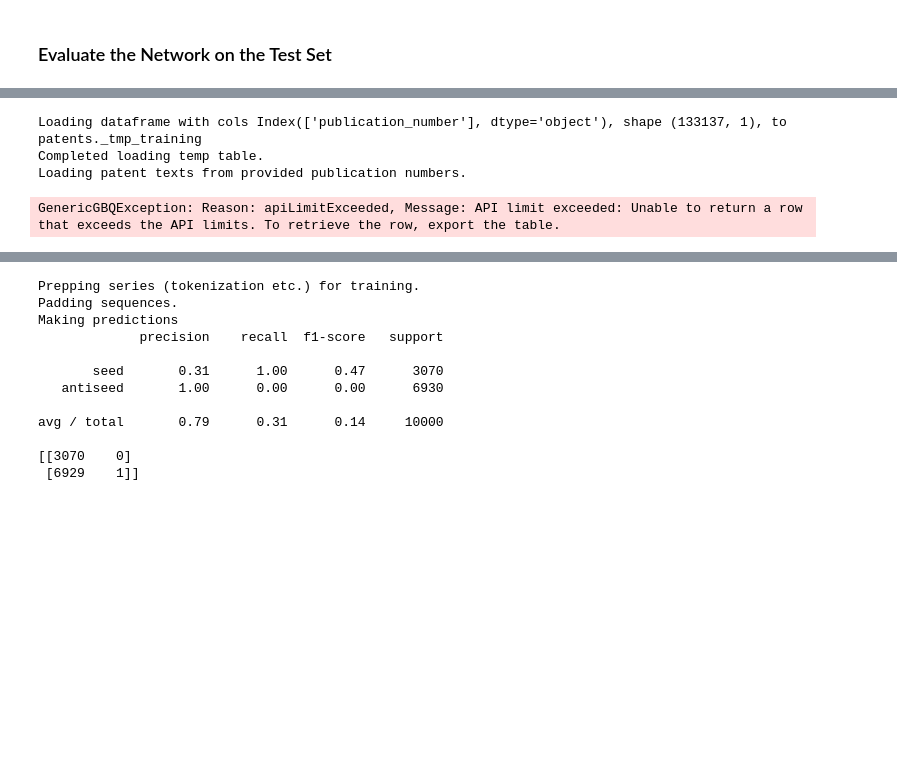
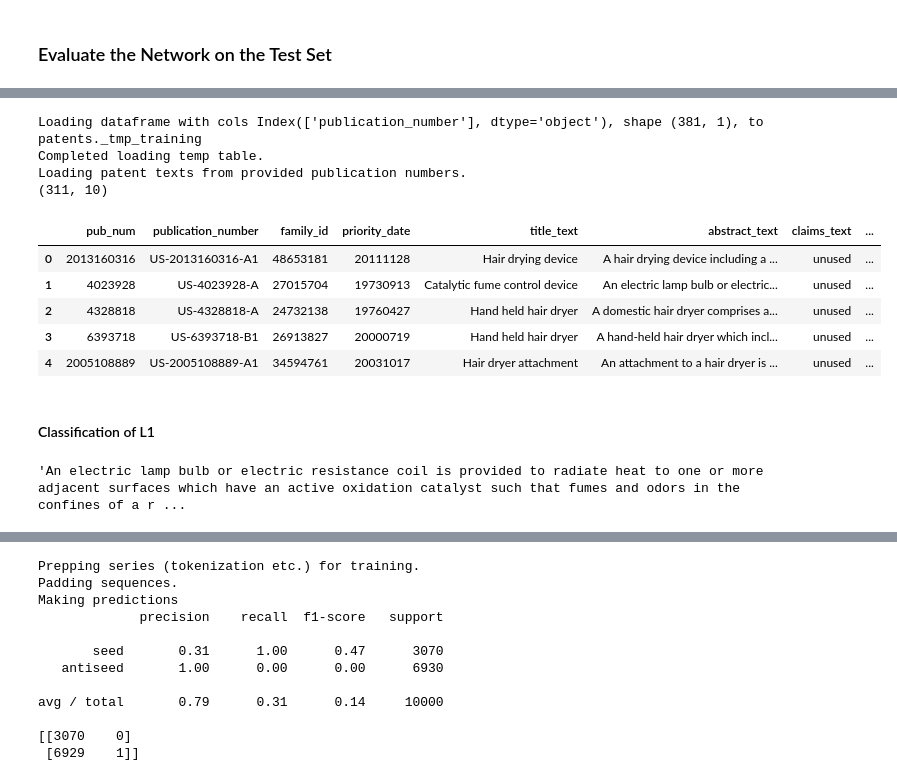
Before and after one commit to google/patents-public-data, a Jupyter notebook: LandscapeNotebook.ipynb, the cells around one changed output, grey strips where cells are left out. Drawn from its saved outputs; the diff is of its cells as text; code cells hidden in the pictures; blank space fills up the shorter version.

Commit message:
various changes to support inference; adding the hair dryer seed set and training the notebook on it; updates to the model to avoid overfitting on cpc or refs

```diff
--- a/LandscapeNotebook.ipynb
+++ b/LandscapeNotebook.ipynb
@@ -470,11 +358,0 @@ Test accuracy: 0.335
-# %%
-import importlib
-
-import expansion
-
-importlib.reload(expansion)
-expander = expansion.PatentLandscapeExpander(
-    seed_file,
-    bq_project=bq_project,
-    patent_dataset=patent_dataset,
-    num_antiseed=num_anti_seed_patents)
@@ -480,0 +373,3 @@ expander = expansion.PatentLandscapeExpander(
+# %%
+subset_l1_pub_nums = l1_patents_df[['publication_number']].sample(frac=.20).reset_index(drop=True)
+subset_l1_pub_nums.head()
@@ -481,13 +383,21 @@ expander = expansion.PatentLandscapeExpander(
 # %%
+#training_df[training_df.abstract_text.str.contains('learn') & training_df.abstract_text.str.contains('machine')]
+#training_df[training_df.abstract_text.str.contains('machine')]
 
-#training_df[training_df.abstract_text.str.contains('learn') & training_df.abstract_text.str.contains('machine')]
-
-#training_df[training_df.abstract_text.str.contains('machine')]
-l1_texts = expander.load_training_data_from_pubs(l1_patents_df[['publication_number']])
-l1_texts['label'] = 'Seed'
+l1_texts = expander.load_training_data_from_pubs(subset_l1_pub_nums)
+#l1_texts['label'] = 'Seed'
+print(l1_texts.shape)
 l1_texts.head()
 # %% [output]
-Loading dataframe with cols Index(['publication_number'], dtype='object'), shape (133137, 1), to patents._tmp_training
+Loading dataframe with cols Index(['publication_number'], dtype='object'), shape (381, 1), to patents._tmp_training
 Completed loading temp table.
 Loading patent texts from provided publication numbers.
+(311, 10)
-GenericGBQException: Reason: apiLimitExceeded, Message: API limit exceeded: Unable to return a row that exceeds the API limits. To retrieve the row, export the table.
+|  | pub_num | publication_number | family_id | priority_date | title_text | abstract_text | claims_text | ... |
+| 0 | 2013160316 | US-2013160316-A1 | 48653181 | 20111128 | Hair drying device | A hair drying device including a ... | unused | ... |
+| 1 | 4023928 | US-4023928-A | 27015704 | 19730913 | Catalytic fume control device | An electric lamp bulb or electric... | unused | ... |
+| 2 | 4328818 | US-4328818-A | 24732138 | 19760427 | Hand held hair dryer | A domestic hair dryer comprises a... | unused | ... |
+| 3 | 6393718 | US-6393718-B1 | 26913827 | 20000719 | Hand held hair dryer | A hand-held hair dryer which incl... | unused | ... |
+| 4 | 2005108889 | US-2005108889-A1 | 34594761 | 20031017 | Hair dryer attachment | An attachment to a hair dryer is ... | unused | ... |
+# %% [markdown]
+#### Classification of L1
@@ -493,0 +419,7 @@ GenericGBQException: Reason: apiLimitExceeded, Message: API limit exceeded: Unab
+# %%
+
+l1_subset['has_hair'] = l1_subset.abstract_text.str.lower().str.contains('hair')
+l1_subset['has_dry'] = l1_subset.abstract_text.str.lower().str.contains('dry')
+l1_subset[(l1_subset.score > 0.5) & (l1_subset.has_hair == False) & (l1_subset.has_dry == False)].abstract_text.iloc[0]
+# %% [output]
+'An electric lamp bulb or electric resistance coil is provided to radiate heat to one or more adjacent surfaces which have an active oxidation catalyst such that fumes and odors in the confines of a r ...
```
Also changed, not shown: parts of 26 cells of this notebook, 4 other files.
